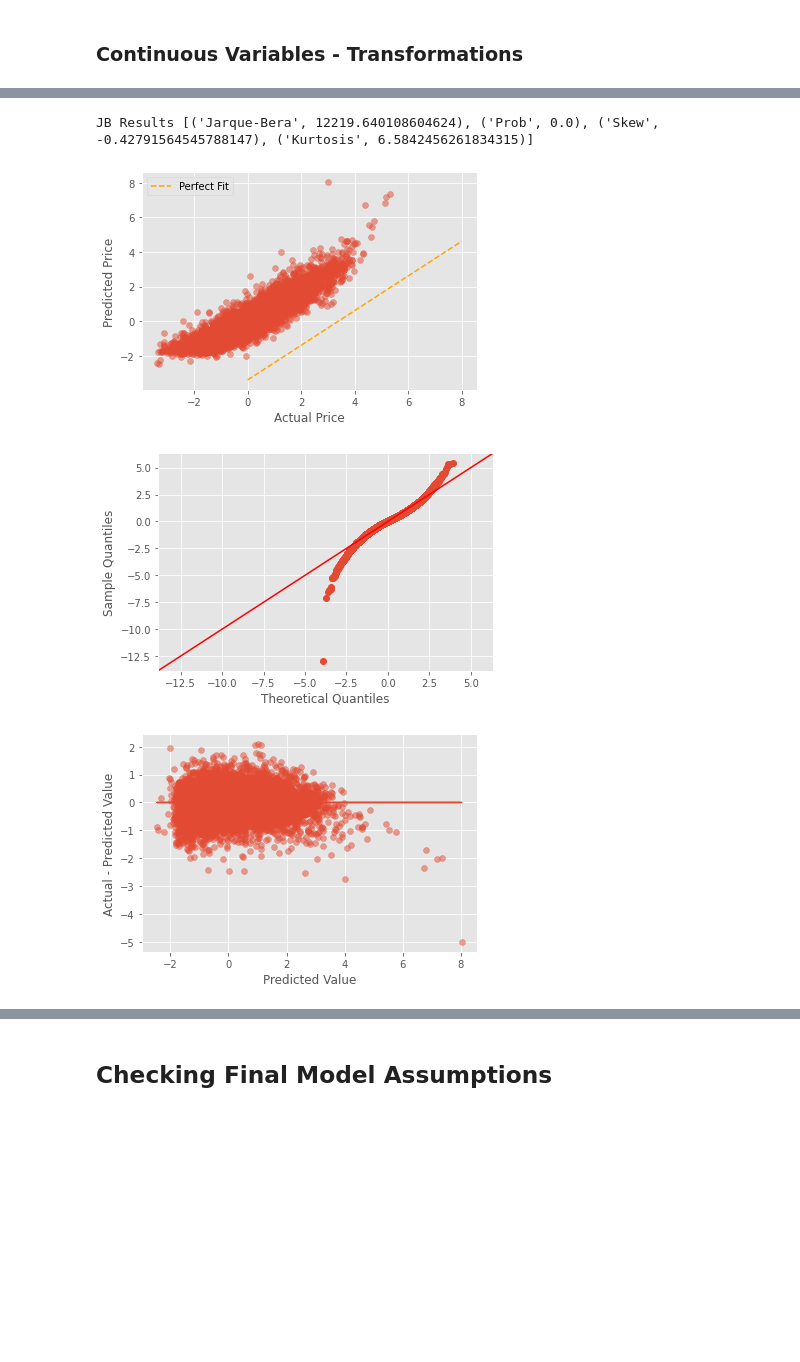
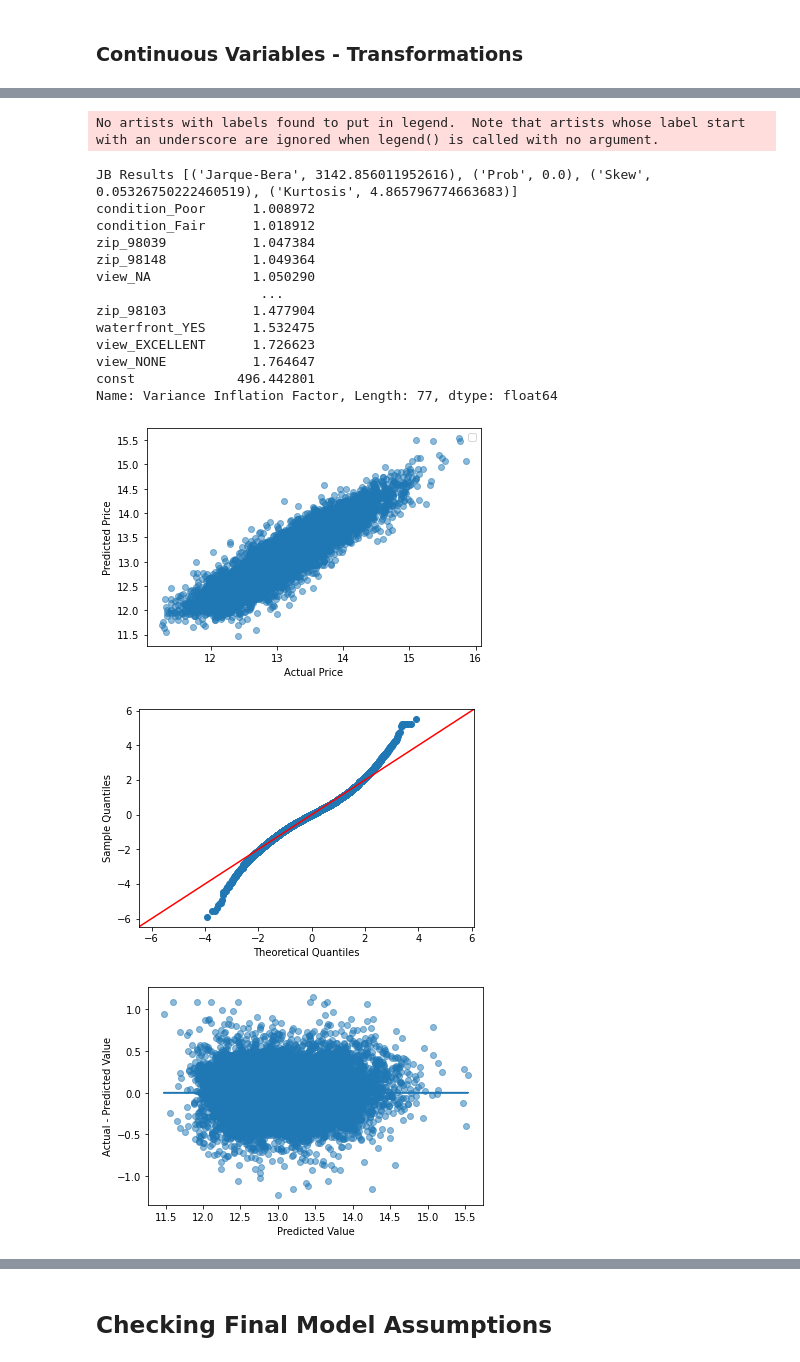
Before and after one commit to ntdoris/dsc-phase-2-project-v2-3, a Jupyter notebook: student.ipynb, the cells around one changed output, grey strips where cells are left out. Saved outputs shown, nothing was run; the diff lists cells and outputs as text; code cells hidden in the pictures; blank space fills up the shorter version.

Commit message:
finalizing model

```diff
--- a/student.ipynb
+++ b/student.ipynb
@@ -709,0 +738,10 @@ Second Model R^2:  0.8507253987556183
+# %%
+# Log transformation
+
+cont_cols = ['sqft_living', 'sqft_lot']
+df_cont = X[cont_cols]
+
+log_names = [f'{column}_log' for column in df_cont.columns]
+
+df_log = np.log(df_cont)
+df_log.columns = log_names
@@ -710,13 +805,11 @@ Second Model R^2:  0.8507253987556183
 # %%
-## NEED TO FIX COLUMN NAMES FOR THIS TO WORK
-
 outcome = 'price'
-data_ols = pd.concat([y_norm, X_preprocessed], axis=1)
+data_ols = pd.concat([y_log, X_preprocessed_2], axis=1)
 predictors = data_ols.drop('price', axis=1)
 pred_sum = '+'.join(predictors.columns)
 formula = outcome + '~' + pred_sum
 
-second_model = ols(formula=formula, data=data_ols).fit()
-second_model.summary()
+final_model = ols(formula=formula, data=data_ols).fit()
+final_model.summary()
 # %% [output]
 OLS Regression Results
@@ -756,46 +847,68 @@ strong multicollinearity or other numerical problems.
 # %%
 # Linearity check
 
-model = second_model
-X_model = X_preprocessed
-y_model = y_norm['price']
+model = final_model
+X_model = X_preprocessed_2
+y_model = y_log['price']
 
 preds = model.predict(X_model)
 fig, ax = plt.subplots()
 
-perfect_line = np.arange(y_model.min(), y_model.max())
-ax.plot(perfect_line, linestyle="--", color="orange", label="Perfect Fit")
 ax.scatter(y_model, preds, alpha=0.5)
 ax.set_xlabel("Actual Price")
 ax.set_ylabel("Predicted Price")
 ax.legend();
 
 # Normality of residuals check
 
 residuals = (y_model - preds)
 sm.graphics.qqplot(residuals, dist=stats.norm, line='45', fit=True);
 
 # JB test
 name = ['Jarque-Bera','Prob','Skew', 'Kurtosis']
 test = sms.jarque_bera(model.resid)
 print("JB Results", list(zip(name, test)))
 
 # Homoscedasticity check
 
 fig, ax = plt.subplots()
 
 ax.scatter(preds, residuals, alpha=0.5)
 ax.plot(preds, [0 for i in range(len(X_model))])
 ax.set_xlabel("Predicted Value")
 ax.set_ylabel("Actual - Predicted Value");
 
-# multicollinearity
+# Multicollinearity
 
-#from statsmodels.stats.outliers_influence import variance_inflation_factor
-#vif = [variance_inflation_factor(X_model.values, i) for i in range(X_model.shape[1])]
-#pd.Series(vif, index=X_model.columns, name="Variance Inflation Factor")
+df_corr=X_model.corr().abs().stack().reset_index().sort_values(0, ascending=False)
+df_corr['pairs'] = list(zip(df_corr.level_0, df_corr.level_1))
+df_corr.set_index(['pairs'], inplace = True)
+df_corr.drop(columns=['level_1', 'level_0'], inplace = True)
+df_corr.columns = ['cc']
+df_corr.drop_duplicates(inplace=True)
+df_corr[(df_corr.cc>.75) & (df_corr.cc<0.99)]
+
+predictors_int = sm.add_constant(predictors)
+model = sm.OLS(y_model,predictors_int).fit()
+
+vif = [variance_inflation_factor(predictors_int.values, i) for i in range(predictors_int.shape[1])]
+vif_ser = pd.Series(vif, index=predictors_int.columns, name="Variance Inflation Factor")
+print(vif_ser.sort_values()) # nothing above 5 other than constant which implies little multicollinearity
 # %% [output]
-JB Results [('Jarque-Bera', 12219.640108604624), ('Prob', 0.0), ('Skew', -0.42791564545788147), ('Kurtosis', 6.5842456261834315)]
+No artists with labels found to put in legend.  Note that artists whose label start with an underscore are ignored when legend() is called with no argument.
+JB Results [('Jarque-Bera', 3142.856011952616), ('Prob', 0.0), ('Skew', 0.05326750222460519), ('Kurtosis', 4.865796774663683)]
+condition_Poor      1.008972
+condition_Fair      1.018912
+zip_98039           1.047384
+zip_98148           1.049364
+view_NA             1.050290
+                     ...
+zip_98103           1.477904
+waterfront_YES      1.532475
+view_EXCELLENT      1.726623
+view_NONE           1.764647
+const             496.442801
+Name: Variance Inflation Factor, Length: 77, dtype: float64
-[figure, old version]
+[figure, new version]
-[figure, old version]
+[figure, new version]
-[figure, old version]
+[figure, new version]
```
Also changed, not shown: parts of 68 cells of this notebook.
